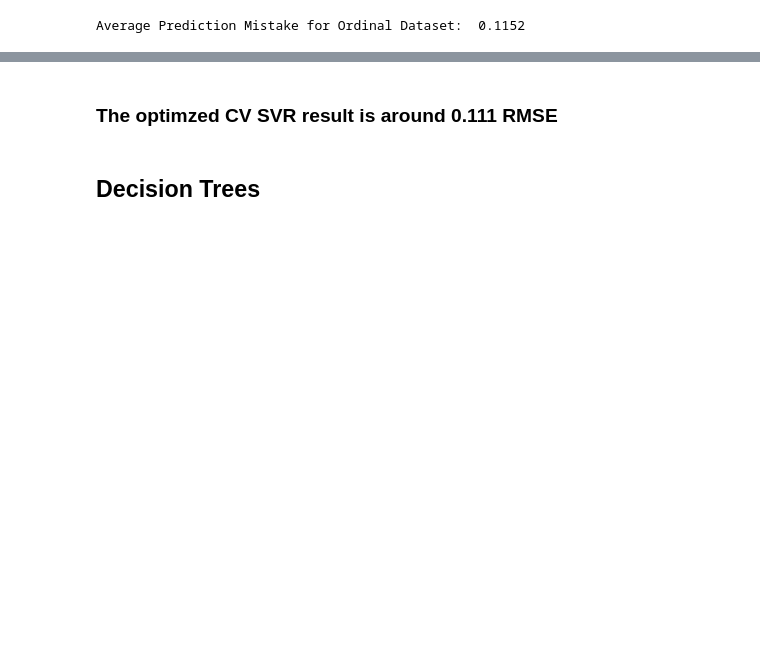
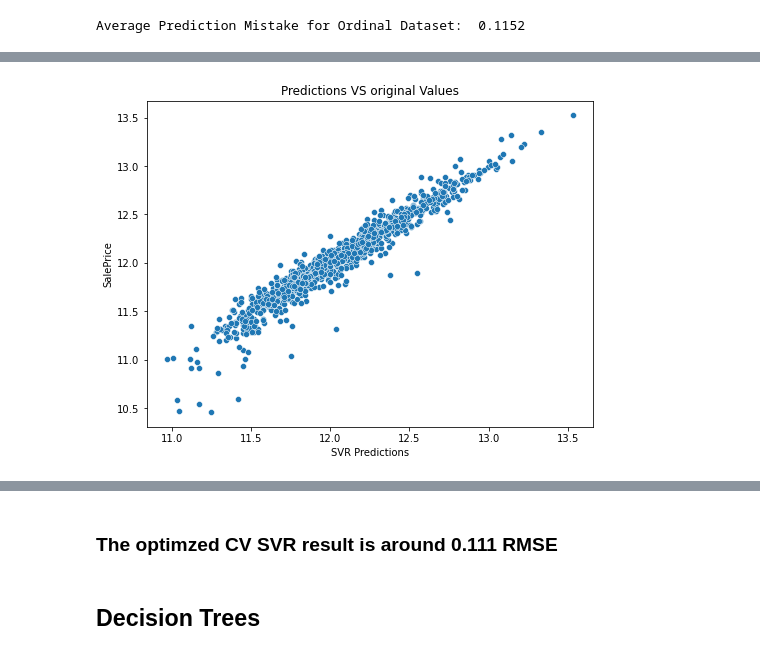
Before and after one commit to Sunscres91/full_ds_project, a Jupyter notebook: №3 Modeling-Log Transformation.ipynb, the cells around one changed output, grey strips where cells are left out. Cells and saved outputs as stored; diff of their text form; code cells hidden in the pictures; blank space fills up the shorter version.

```diff
--- a/№3 Modeling-Log Transformation.ipynb
+++ b/№3 Modeling-Log Transformation.ipynb
@@ -302,0 +315,8 @@ plt.xticks(rotation=45);
+# %%
+svr_pred = svr.predict(full_train_X)
+plt.figure(figsize=(8,6));
+sns.scatterplot(svr_pred, full_train_y);
+plt.xlabel('SVR Predictions');
+plt.title('Predictions VS original Values');
+# %% [output]
+[figure, added]
```
Also changed, not shown: parts of 29 cells of this notebook.
